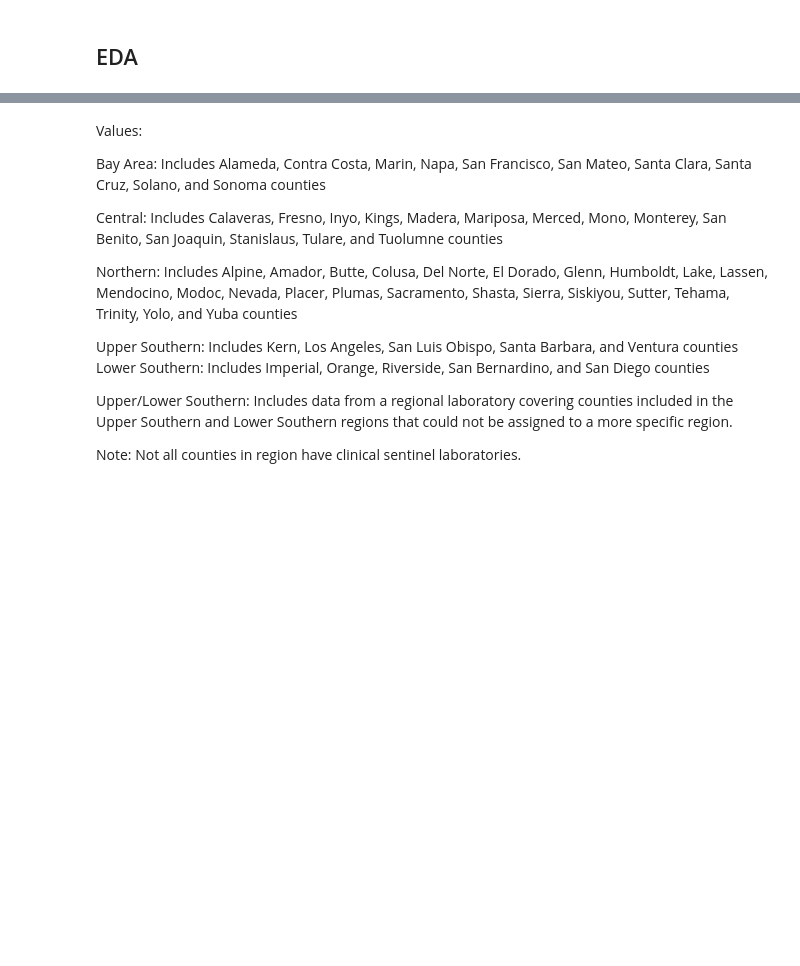
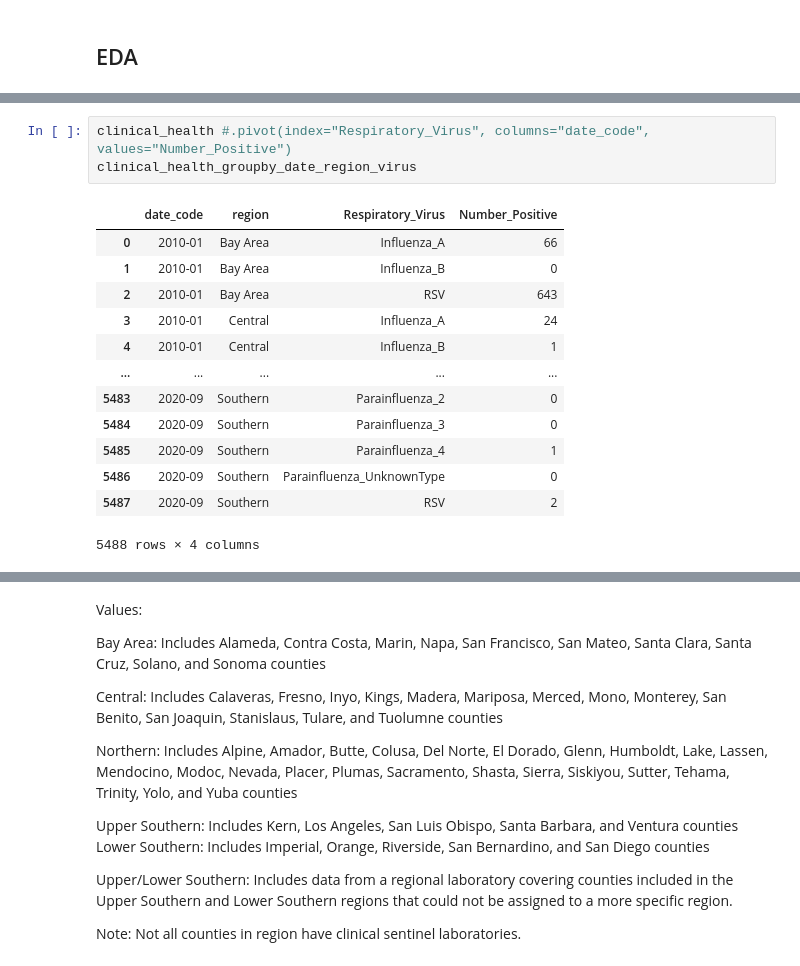
Before and after one commit to sanchezis/08MBID-Visualizacion-de-Datos, a Jupyter notebook: 08MBID_TP_Colab.ipynb, the cells around one changed output, grey strips where cells are left out. Saved outputs shown, nothing was run; the diff lists cells and outputs as text; blank space fills up the shorter version.

```diff
--- a/08MBID_TP_Colab.ipynb
+++ b/08MBID_TP_Colab.ipynb
@@ -123,0 +215,17 @@ Name: region, dtype: int64
+# %%
+clinical_health #.pivot(index="Respiratory_Virus", columns="date_code", values="Number_Positive")
+clinical_health_groupby_date_region_virus
+# %% [output]
+|  | date_code | region | Respiratory_Virus | Number_Positive |
+| 0 | 2010-01 | Bay Area | Influenza_A | 66 |
+| 1 | 2010-01 | Bay Area | Influenza_B | 0 |
+| 2 | 2010-01 | Bay Area | RSV | 643 |
+| 3 | 2010-01 | Central | Influenza_A | 24 |
+| 4 | 2010-01 | Central | Influenza_B | 1 |
+| ... | ... | ... | ... | ... |
+| 5483 | 2020-09 | Southern | Parainfluenza_2 | 0 |
+| 5484 | 2020-09 | Southern | Parainfluenza_3 | 0 |
+| 5485 | 2020-09 | Southern | Parainfluenza_4 | 1 |
+| 5486 | 2020-09 | Southern | Parainfluenza_UnknownType | 0 |
+| 5487 | 2020-09 | Southern | RSV | 2 |
+5488 rows × 4 columns
```
Also changed, not shown: parts of 24 cells of this notebook.
